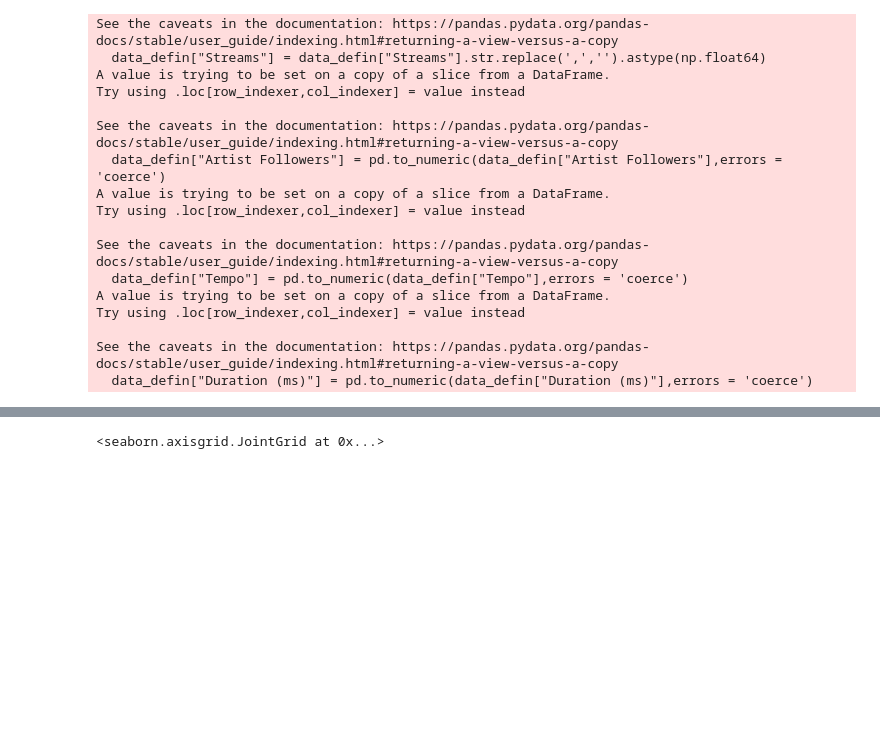
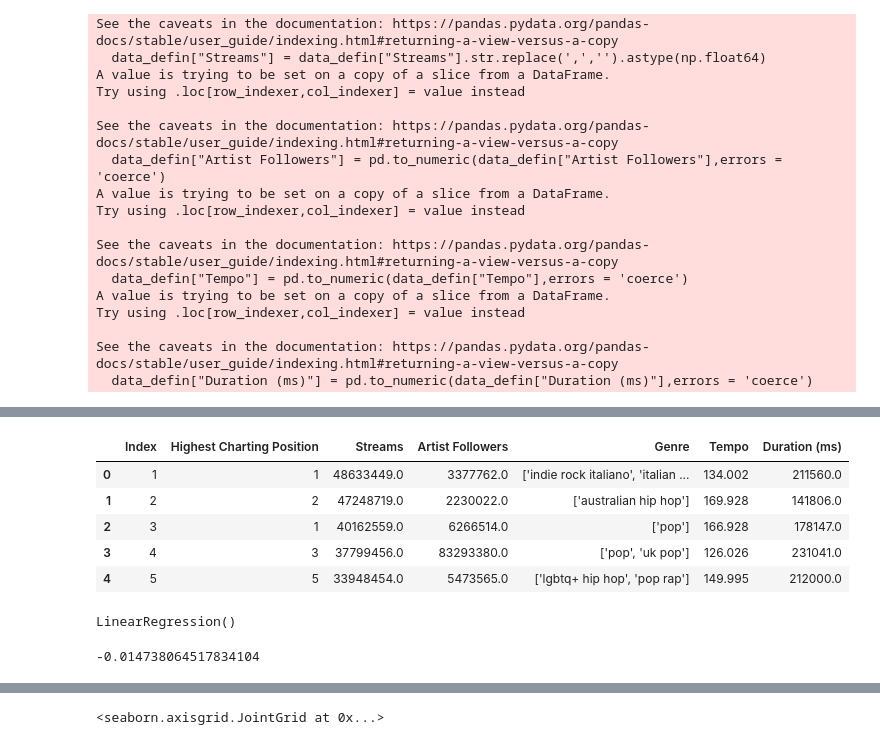
Before and after one commit to SimeonGK/spotify-app, a Jupyter notebook: Files/Spotify Dataset Analysing.ipynb, the cells around one changed output, grey strips where cells are left out. Drawn from its saved outputs; the diff is of its cells as text; code cells hidden in the pictures; blank space fills up the shorter version.

Commit message:
feat: add predict functions

```diff
--- a/Files/Spotify Dataset Analysing.ipynb
+++ b/Files/Spotify Dataset Analysing.ipynb
@@ -53,0 +82,11 @@ See the caveats in the documentation: https://pandas.pydata.org/pandas-docs/stab
+# %%
+from sklearn.linear_model import LinearRegression
+from sklearn.model_selection import train_test_split
+data_defin.head()
+# %% [output]
+|  | Index | Highest Charting Position | Streams | Artist Followers | Genre | Tempo | Duration (ms) |
+| 0 | 1 | 1 | 48633449.0 | 3377762.0 | ['indie rock italiano', 'italian ... | 134.002 | 211560.0 |
+| 1 | 2 | 2 | 47248719.0 | 2230022.0 | ['australian hip hop'] | 169.928 | 141806.0 |
+| 2 | 3 | 1 | 40162559.0 | 6266514.0 | ['pop'] | 166.928 | 178147.0 |
+| 3 | 4 | 3 | 37799456.0 | 83293380.0 | ['pop', 'uk pop'] | 126.026 | 231041.0 |
+| 4 | 5 | 5 | 33948454.0 | 5473565.0 | ['lgbtq+ hip hop', 'pop rap'] | 149.995 | 212000.0 |
@@ -53,0 +100,10 @@ See the caveats in the documentation: https://pandas.pydata.org/pandas-docs/stab
+# %%
+regr.fit(x_train,y_train)
+# %% [output]
+LinearRegression()
+# %%
+pred = regr.predict(x_test)
+acc = regr.score(x_test, y_test)
+print(acc)
+# %% [output]
+-0.014738064517834104
```
Also changed, not shown: parts of 10 cells of this notebook, 2 other files.
